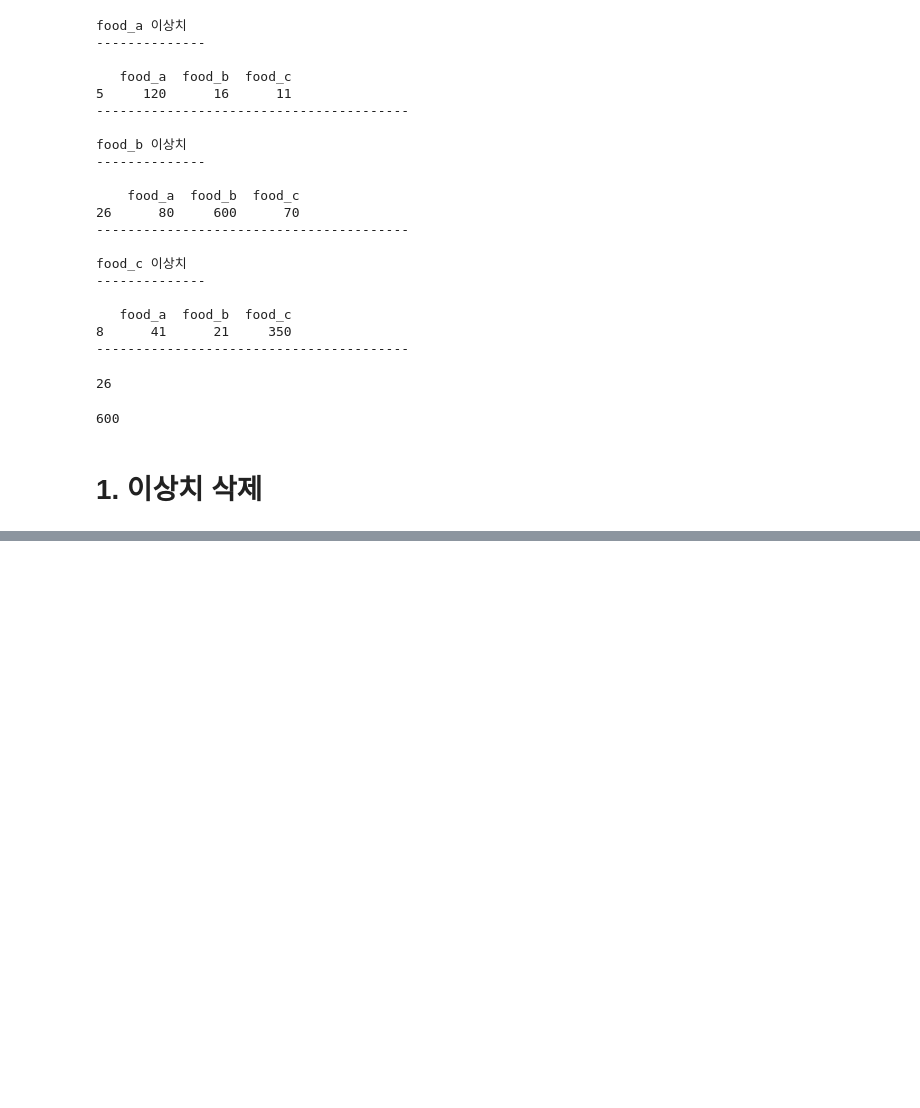
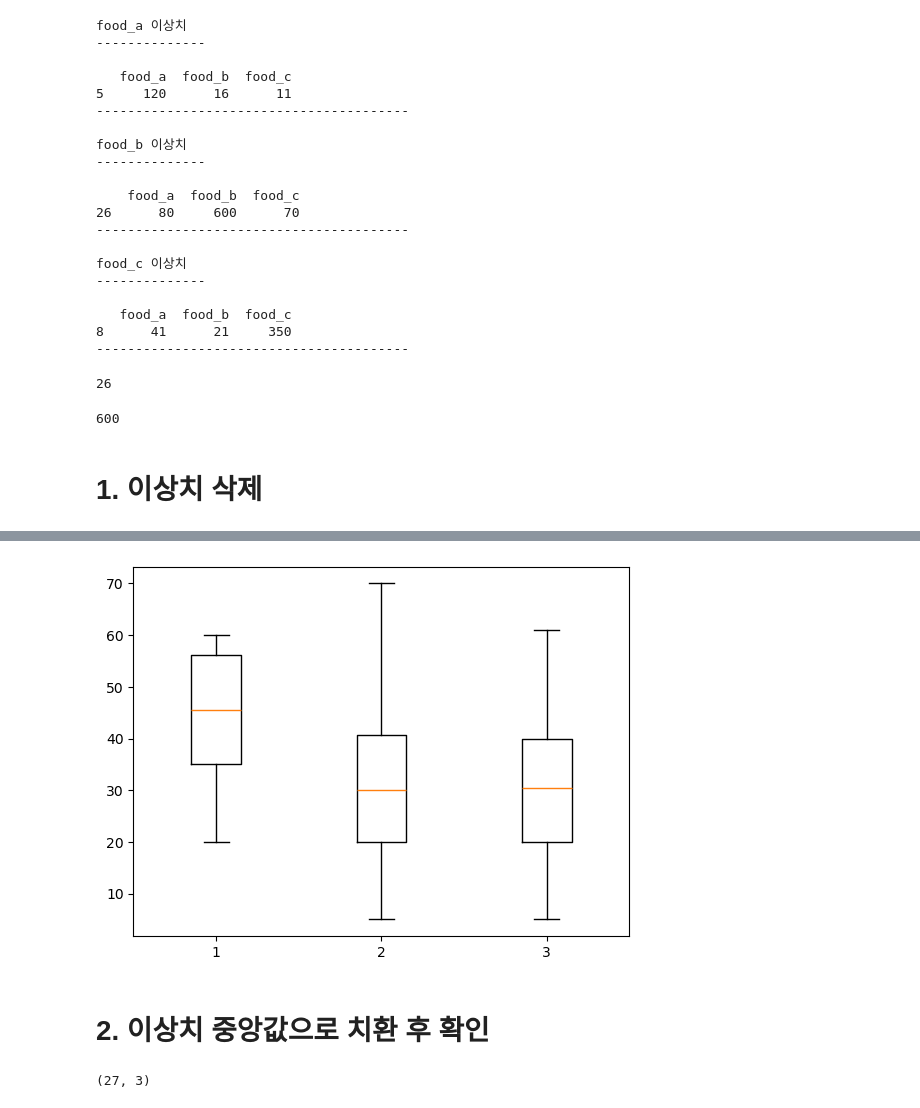
Before and after one commit to MaengJuyoung/kgitbank-MachineLearning, a Jupyter notebook: 2.데이터 클린징/Quiz04-food(이상치).ipynb, the cells around one changed output, grey strips where cells are left out. Cells and saved outputs as stored; diff of their text form; code cells hidden in the pictures; blank space fills up the shorter version.

```diff
--- a/2.데이터 클린징/Quiz04-food(이상치).ipynb
+++ b/2.데이터 클린징/Quiz04-food(이상치).ipynb
@@ -101,3 +104,10 @@ dd.loc[dd.index[0]]
 # %%
 # 반복문을 이용하여 저장되어 있는 이상치를 지우세요.
 # 삭제 후 확인하면 index 5, 8, 26 인덱스 위치가 삭제된 것 확인
+# %%
+count = 0
+for column in df.columns:
+    s = df[column][ (df[column]<lowerfence[count]) | (df[column]>upperfence[count]) ]
+    df.drop(s.index[0], inplace=True)
+    count = count + 1
+df
@@ -103,0 +134,7 @@ dd.loc[dd.index[0]]
+# %%
+plt.boxplot(df)
+plt.show()
+# %% [output]
+[figure, added]
+# %% [markdown]
+# 2. 이상치 중앙값으로 치환 후 확인
@@ -103,0 +143,5 @@ dd.loc[dd.index[0]]
+# %%
+df = pd.read_csv('../data_set/2.데이터 클린징/food.csv')
+df.shape
+# %% [output]
+(27, 3)
```
Also changed, not shown: parts of 17 cells of this notebook, 3 other files.
